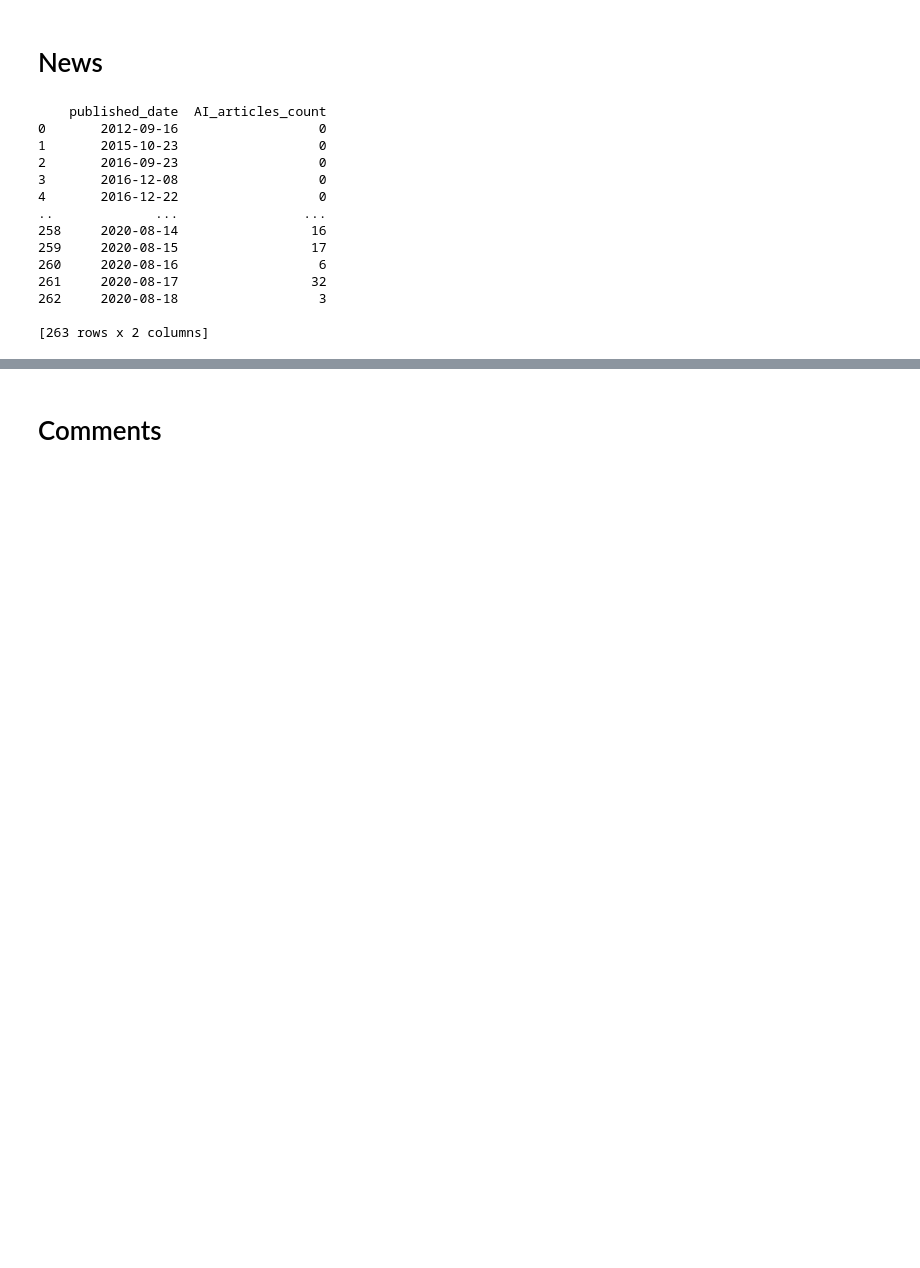
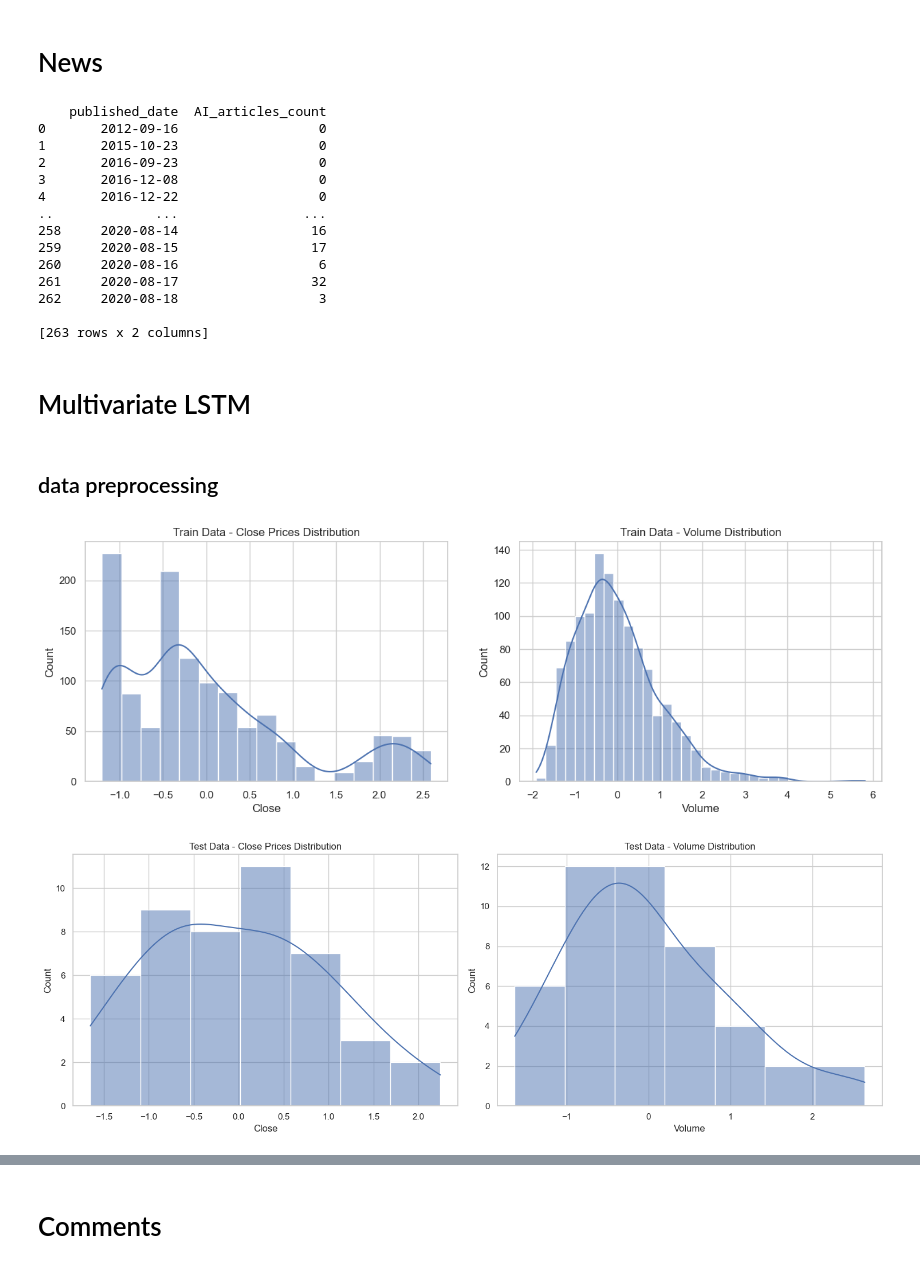
Before and after one commit to GustavLundberg1/LSTM-Neural-Network-for-Stock-Market-prediciton, a Jupyter notebook: main.ipynb, the cells around one changed output, grey strips where cells are left out. Saved outputs shown, nothing was run; the diff lists cells and outputs as text; code cells hidden in the pictures; blank space fills up the shorter version.

Commit message:
generalized for multivariate lstm

```diff
--- a/main.ipynb
+++ b/main.ipynb
@@ -639,3 +668,7 @@ print(daily_AI_counts)
 262     2020-08-18                  3
 
 [263 rows x 2 columns]
+# %% [markdown]
+# Multivariate LSTM
+# %% [markdown]
+## data preprocessing
@@ -641,0 +708,40 @@ print(daily_AI_counts)
+# %%
+import matplotlib.pyplot as plt
+import seaborn as sns
+
+# Assuming you already have train_df and test_df loaded and processed
+
+# Set the style of seaborn for better aesthetics
+sns.set(style="whitegrid")
+
+# Plotting for train_df
+plt.figure(figsize=(15, 10))
+
+# Plot Close prices distribution
+plt.subplot(2, 2, 1)
+sns.histplot(train_df['Close'], kde=True)
+plt.title('Train Data - Close Prices Distribution')
+
+# Plot Volume distribution
+plt.subplot(2, 2, 2)
+sns.histplot(train_df['Volume'], kde=True)
+plt.title('Train Data - Volume Distribution')
+
+# Plotting for test_df
+plt.figure(figsize=(15, 10))
+
+# Plot Close prices distribution
+plt.subplot(2, 2, 3)
+sns.histplot(test_df['Close'], kde=True)
+plt.title('Test Data - Close Prices Distribution')
+
+# Plot Volume distribution
+plt.subplot(2, 2, 4)
+sns.histplot(test_df['Volume'], kde=True)
+plt.title('Test Data - Volume Distribution')
+
+plt.tight_layout()
+plt.show()
+# %% [output]
+[figure, added]
+[figure, added]
```
Also changed, not shown: parts of 19 cells of this notebook, 4 other files.
